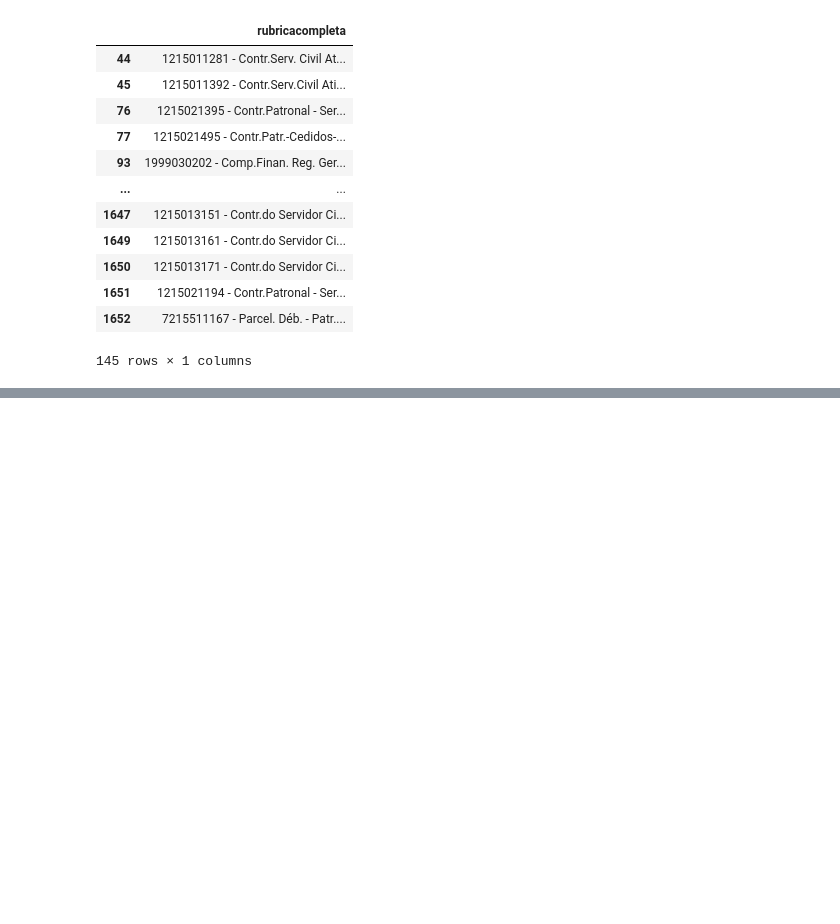
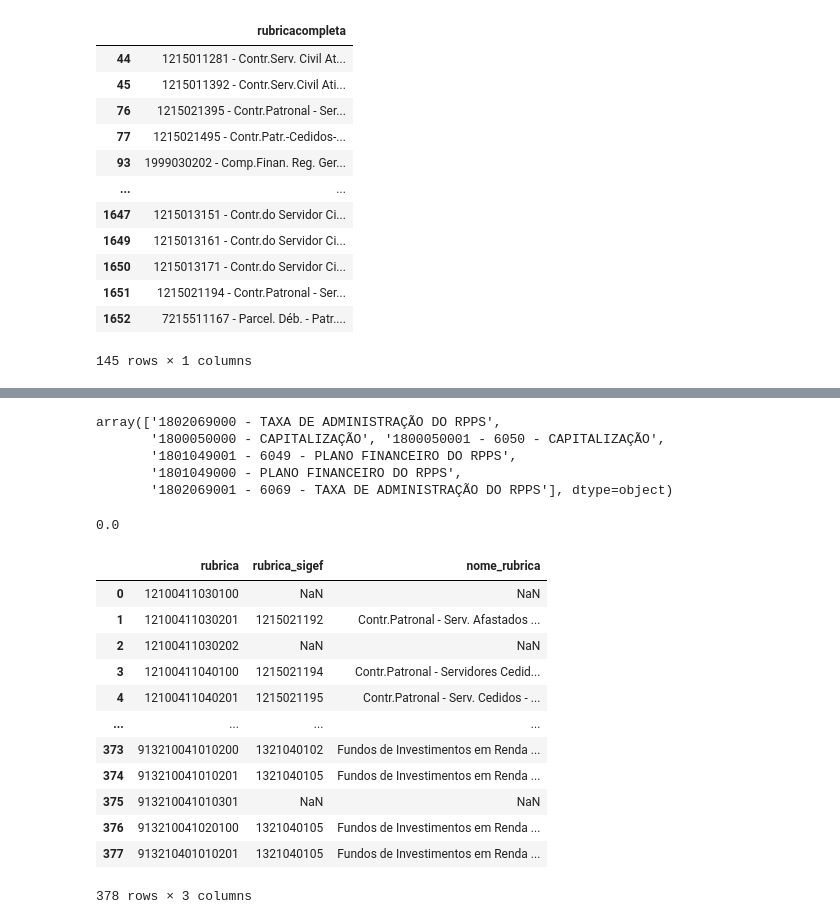
Before and after one commit to TiagoIesbick/dashboard-etl, a Jupyter notebook: dashboard_data.ipynb, the cells around one changed output, grey strips where cells are left out. Cells and saved outputs as stored; diff of their text form; code cells hidden in the pictures; blank space fills up the shorter version.

```diff
--- a/dashboard_data.ipynb
+++ b/dashboard_data.ipynb
@@ -284,3 +291,38 @@ df_rev_2024_onwards[['rubricacompleta']].drop_duplicates(keep='last')
+# %%
+df_rev_2024_onwards['fonterecurso'].unique()
+# %% [output]
+array(['1802069000 - TAXA DE ADMINISTRAÇÃO DO RPPS',
+       '1800050000 - CAPITALIZAÇÃO', '1800050001 - 6050 - CAPITALIZAÇÃO',
+       '1801049001 - 6049 - PLANO FINANCEIRO DO RPPS',
+       '1801049000 - PLANO FINANCEIRO DO RPPS',
+       '1802069001 - 6069 - TAXA DE ADMINISTRAÇÃO DO RPPS'], dtype=object)
+# %%
+df_rev_2024_onwards.loc[
+    (df_rev_2024_onwards['fonterecurso'] == '1802069001 - 6069 - TAXA DE ADMINISTRAÇÃO DO RPPS') &
+    (df_rev_2024_onwards['YEAR'] == 2024), 'valorreceitaatualizado'].sum()
+# %% [output]
+0.0
+# %%
+df_de_para = pd.read_excel('df_rev_2018.xlsx')
+# %%
+df_de_para['rubrica_sigef'] = df_de_para['rubricacompleta'].str.extract(r'^(\d+)')
+df_de_para["nome_rubrica"] = df_de_para["rubricacompleta"].str.extract(r"^\d+\s*-\s*(.*)")
+# %%
+df_de_para[['rubrica', 'rubrica_sigef', 'nome_rubrica']]
+# %% [output]
+|  | rubrica | rubrica_sigef | nome_rubrica |
+| 0 | 12100411030100 | NaN | NaN |
+| 1 | 12100411030201 | 1215021192 | Contr.Patronal - Serv. Afastados ... |
+| 2 | 12100411030202 | NaN | NaN |
+| 3 | 12100411040100 | 1215021194 | Contr.Patronal - Servidores Cedid... |
+| 4 | 12100411040201 | 1215021195 | Contr.Patronal - Serv. Cedidos - ... |
+| ... | ... | ... | ... |
+| 373 | 913210041010200 | 1321040102 | Fundos de Investimentos em Renda ... |
+| 374 | 913210041010201 | 1321040105 | Fundos de Investimentos em Renda ... |
+| 375 | 913210041010301 | NaN | NaN |
+| 376 | 913210041020100 | 1321040105 | Fundos de Investimentos em Renda ... |
+| 377 | 913210401010201 | 1321040105 | Fundos de Investimentos em Renda ... |
+378 rows × 3 columns
 # %%
 df_ori = df_rev_2024_onwards[['origem']].drop_duplicates(keep='last').reset_index(drop=True)
 df_ori['origem_int'] = df_ori['origem'].str[:2].astype(int)
```
Also changed, not shown: parts of 3 cells of this notebook.
